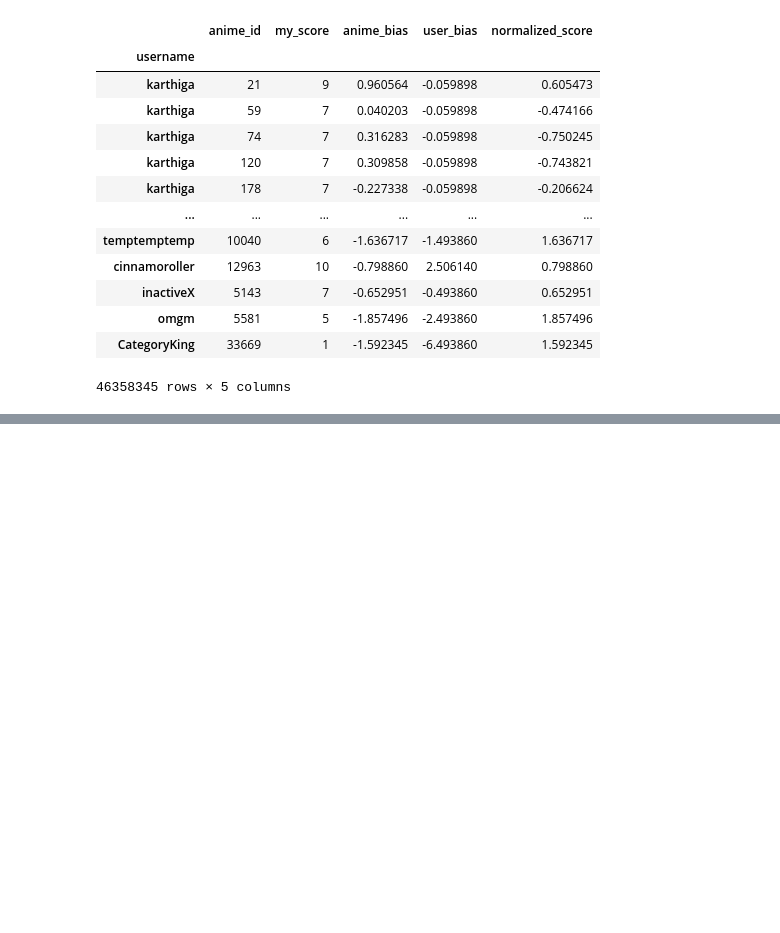
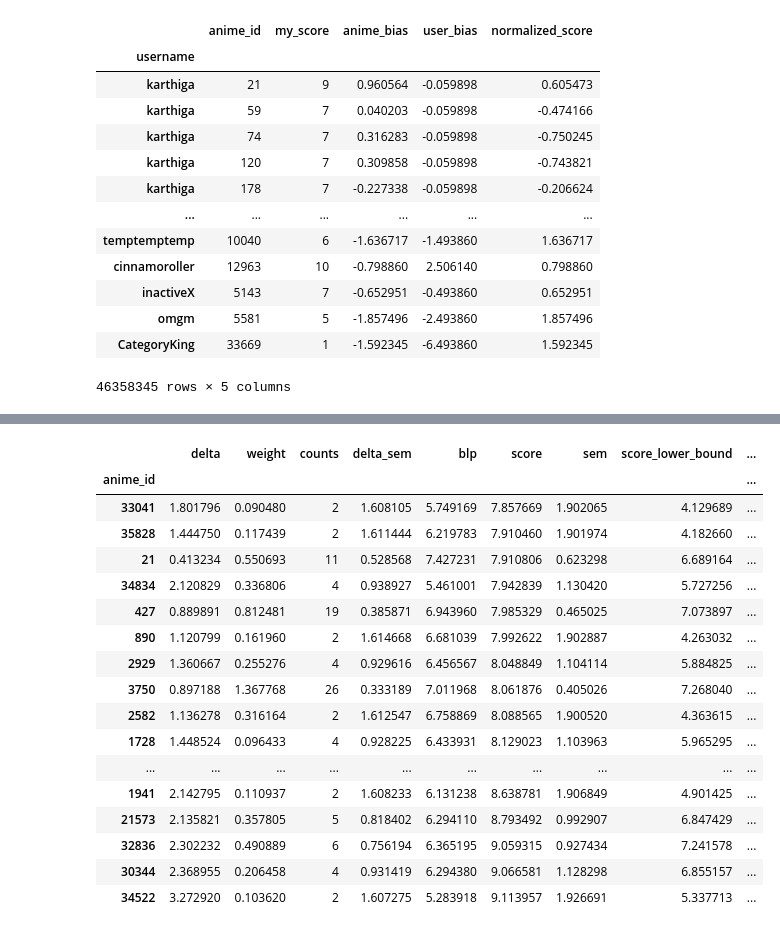
Before and after one commit to Fro116/RecommenderSystem, a Jupyter notebook: ItemItemNormalization.ipynb, the cells around one changed output, grey strips where cells are left out. Cells and saved outputs as stored; diff of their text form; code cells hidden in the pictures; blank space fills up the shorter version.

```diff
--- a/ItemItemNormalization.ipynb
+++ b/ItemItemNormalization.ipynb
@@ -321,0 +329,21 @@ new_recs.loc[lambda x: (x["score_upper_bound"] > 8) & (x["delta"] > 0)].sort_val
+# %%
+new_recs.loc[lambda x: (x["delta"] > 0)].sort_values(by="score")[-20:]
+# %% [output]
+|  | delta | weight | counts | delta_sem | blp | score | sem | score_lower_bound | ... |
+| anime_id |  |  |  |  |  |  |  |  | ... |
+| 33041 | 1.801796 | 0.090480 | 2 | 1.608105 | 5.749169 | 7.857669 | 1.902065 | 4.129689 | ... |
+| 35828 | 1.444750 | 0.117439 | 2 | 1.611444 | 6.219783 | 7.910460 | 1.901974 | 4.182660 | ... |
+| 21 | 0.413234 | 0.550693 | 11 | 0.528568 | 7.427231 | 7.910806 | 0.623298 | 6.689164 | ... |
+| 34834 | 2.120829 | 0.336806 | 4 | 0.938927 | 5.461001 | 7.942839 | 1.130420 | 5.727256 | ... |
+| 427 | 0.889891 | 0.812481 | 19 | 0.385871 | 6.943960 | 7.985329 | 0.465025 | 7.073897 | ... |
+| 890 | 1.120799 | 0.161960 | 2 | 1.614668 | 6.681039 | 7.992622 | 1.902887 | 4.263032 | ... |
+| 2929 | 1.360667 | 0.255276 | 4 | 0.929616 | 6.456567 | 8.048849 | 1.104114 | 5.884825 | ... |
+| 3750 | 0.897188 | 1.367768 | 26 | 0.333189 | 7.011968 | 8.061876 | 0.405026 | 7.268040 | ... |
+| 2582 | 1.136278 | 0.316164 | 2 | 1.612547 | 6.758869 | 8.088565 | 1.900520 | 4.363615 | ... |
+| 1728 | 1.448524 | 0.096433 | 4 | 0.928225 | 6.433931 | 8.129023 | 1.103963 | 5.965295 | ... |
+| ... | ... | ... | ... | ... | ... | ... | ... | ... | ... |
+| 1941 | 2.142795 | 0.110937 | 2 | 1.608233 | 6.131238 | 8.638781 | 1.906849 | 4.901425 | ... |
+| 21573 | 2.135821 | 0.357805 | 5 | 0.818402 | 6.294110 | 8.793492 | 0.992907 | 6.847429 | ... |
+| 32836 | 2.302232 | 0.490889 | 6 | 0.756194 | 6.365195 | 9.059315 | 0.927434 | 7.241578 | ... |
+| 30344 | 2.368955 | 0.206458 | 4 | 0.931419 | 6.294380 | 9.066581 | 1.128298 | 6.855157 | ... |
+| 34522 | 3.272920 | 0.103620 | 2 | 1.607275 | 5.283918 | 9.113957 | 1.926691 | 5.337713 | ... |
```
Also changed, not shown: parts of 29 cells of this notebook, 5 other files.
